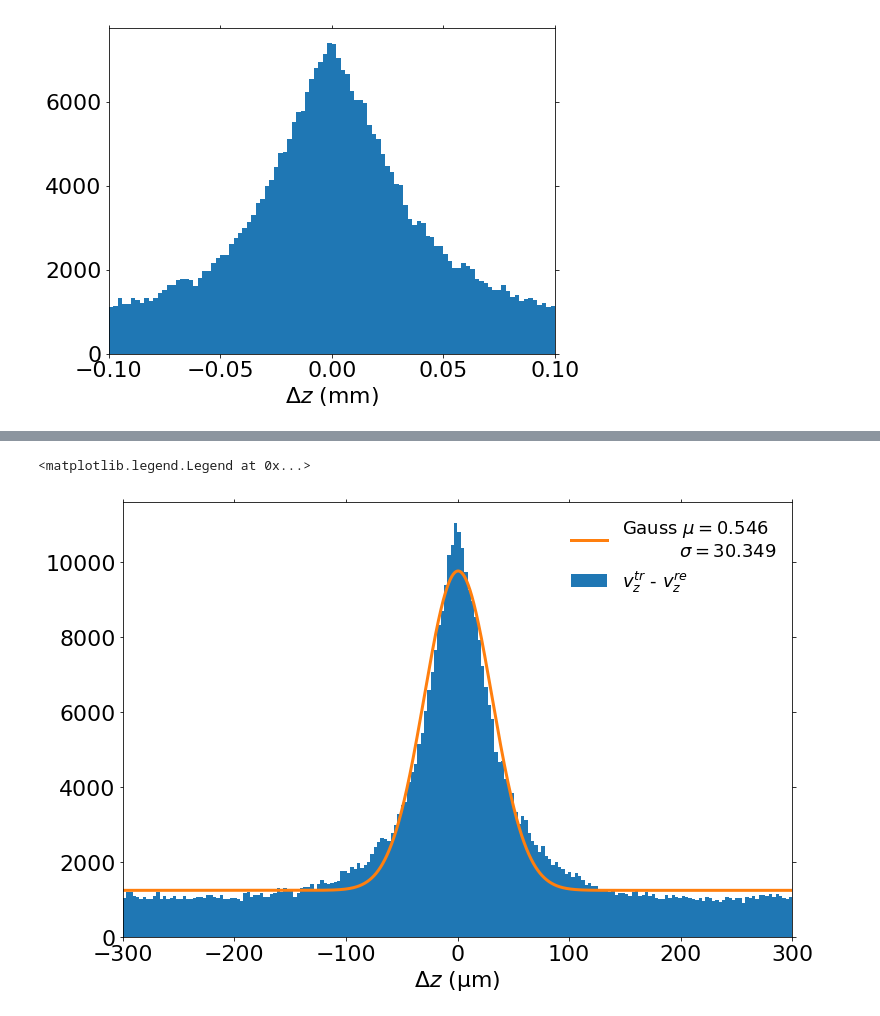
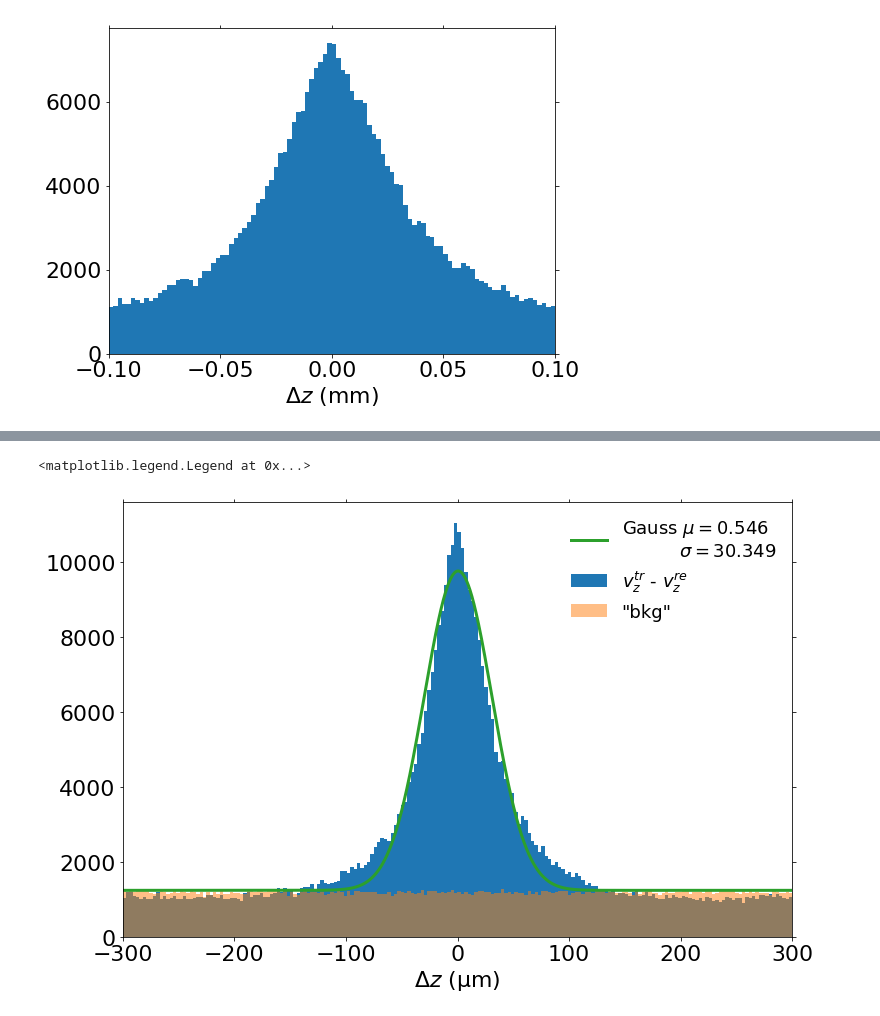
Before and after one commit to ttlindkvist/4DTracking, a Jupyter notebook: ntuples_condor/min_vtx_distance.ipynb, the cells around one changed output, grey strips where cells are left out. Cells and saved outputs as stored; diff of their text form; code cells hidden in the pictures.

```diff
--- a/ntuples_condor/min_vtx_distance.ipynb
+++ b/ntuples_condor/min_vtx_distance.ipynb
@@ -80,25 +72,25 @@ Text(0.5, 0, '$\\Delta z$ (mm)')
 # %%
 fig, ax = plt.subplots(1, 1)
 fig.set_size_inches(12, 8)
 
 dz_max = 300
 
 bin_heights, bin_borders, _ = ax.hist(1e3*delta_z    [1e3*np.abs(delta_z)     < dz_max],  200, label='$v_z^{tr}$ - $v_z^{re}$')
-# _                           = ax.hist(1e3*delta_z_bkg[1e3*np.abs(delta_z_bkg) < dz_max],  200, alpha=0.5, label='"bkg"')
+_                           = ax.hist(1e3*delta_z_bkg[1e3*np.abs(delta_z_bkg) < dz_max],  200, alpha=0.5, label='"bkg"')
 
 bin_centers = bin_borders[:-1] + np.diff(bin_borders) / 2
 popt, _ = curve_fit(gaussian, bin_centers, bin_heights, p0=[400., 0., 1, 10])
 
 #Plot fit
 x_interval_for_fit = np.linspace(bin_borders[0], bin_borders[-1], 10000)
 ax.plot(x_interval_for_fit, gaussian(x_interval_for_fit, *popt), lw=3, label='Gauss $\\mu={:.3f}$\n          $\\sigma={:.3f}$'.format(popt[1], popt[2]))
 
 ax.set_xlim(-dz_max, dz_max)
 ax.set_xlabel('$\\Delta z$ (µm)')
 ax.legend(frameon=False, loc='upper right')
 # %% [output]
 <matplotlib.legend.Legend at 0x...>
-[figure, old version]
+[figure, new version]
 # %%
 ##TODO
 # Plot histogram of reconstructed verteces within some delta z for each truth vertex
```
Also changed, not shown: parts of 7 cells of this notebook, 2 other files.
